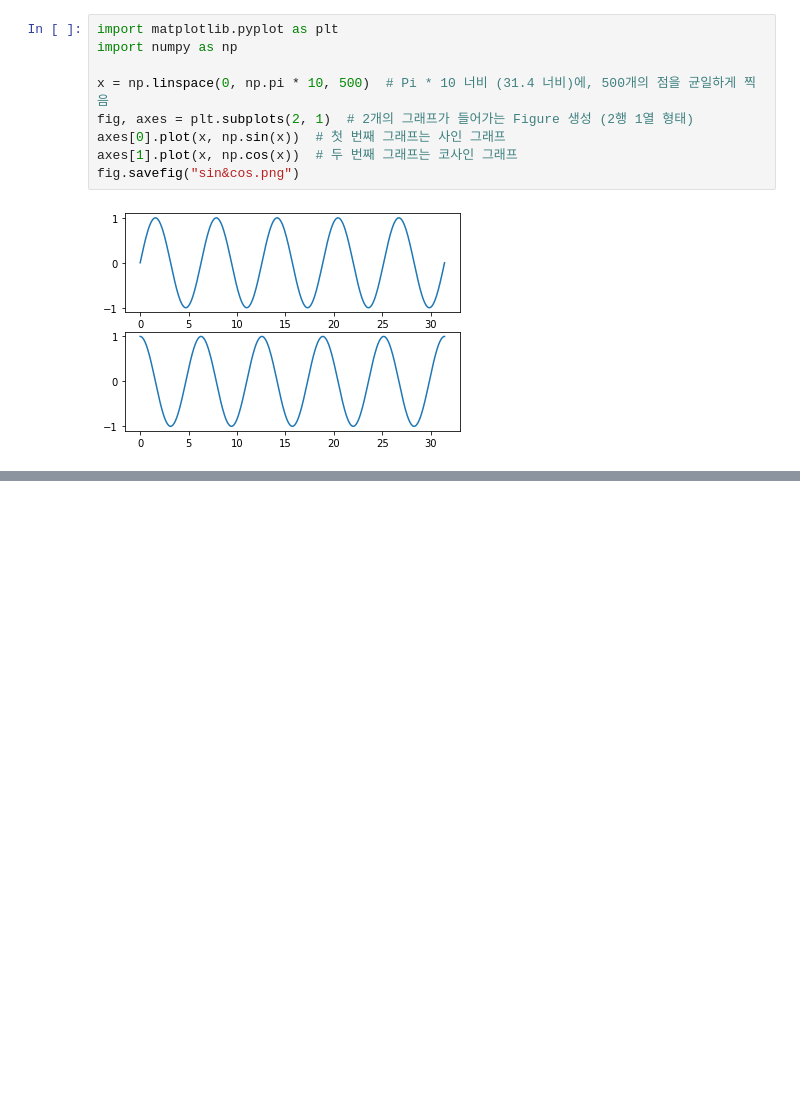
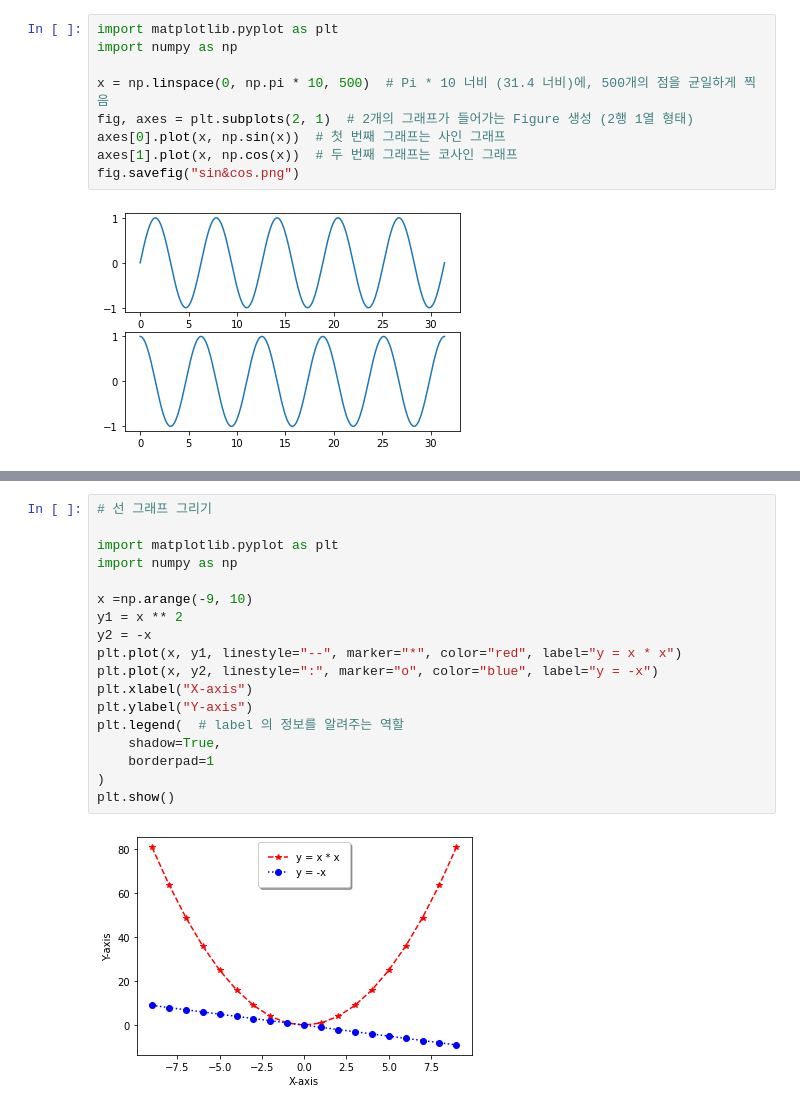
Before and after one commit to H43RO/DataAnalysis_Practice, a Jupyter notebook: Matplotlib/1.Basic.ipynb, the cells around one changed output, grey strips where cells are left out. Cells and saved outputs as stored; diff of their text form; blank space fills up the shorter version.

Commit message:
Matplotlib Basic

```diff
--- a/Matplotlib/1.Basic.ipynb
+++ b/Matplotlib/1.Basic.ipynb
@@ -37,3 +37,23 @@ plt.plot(x, y, linestyle=":", marker="*")
 plt.show()
 # %% [output]
 [figure]
+# %%
+# 선 그래프 그리기
+
+import matplotlib.pyplot as plt
+import numpy as np
+
+x =np.arange(-9, 10)
+y1 = x ** 2
+y2 = -x
+plt.plot(x, y1, linestyle="--", marker="*", color="red", label="y = x * x")
+plt.plot(x, y2, linestyle=":", marker="o", color="blue", label="y = -x")
+plt.xlabel("X-axis")
+plt.ylabel("Y-axis")
+plt.legend(  # label 의 정보를 알려주는 역할
+    shadow=True,
+    borderpad=1
+)
+plt.show()
+# %% [output]
+[figure, added]
```
Also changed, not shown: parts of 1 cell of this notebook.
